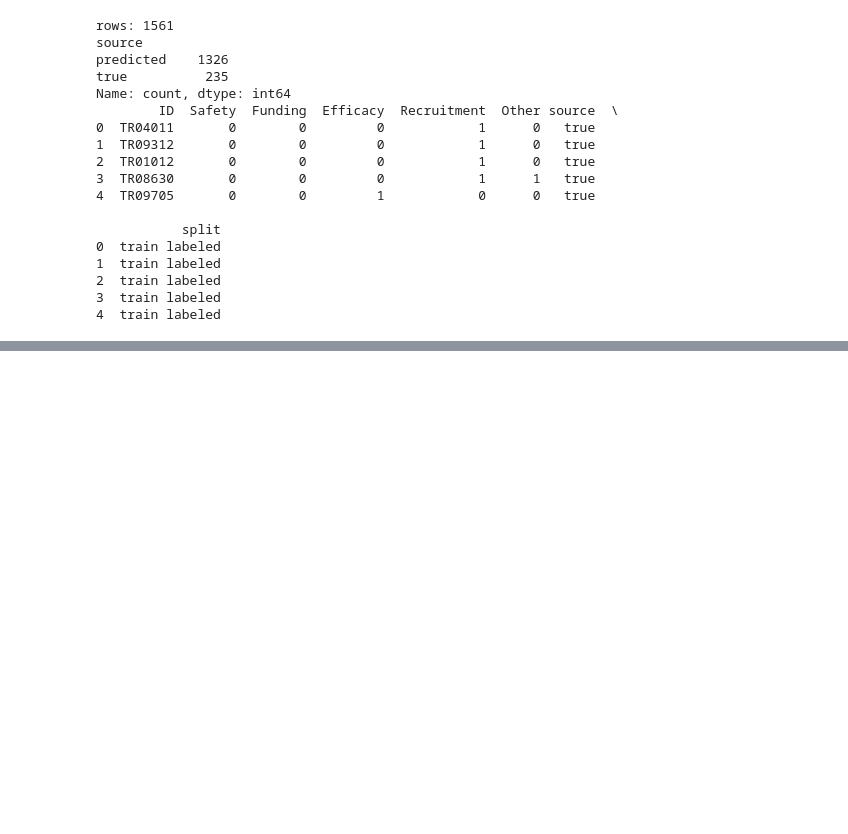
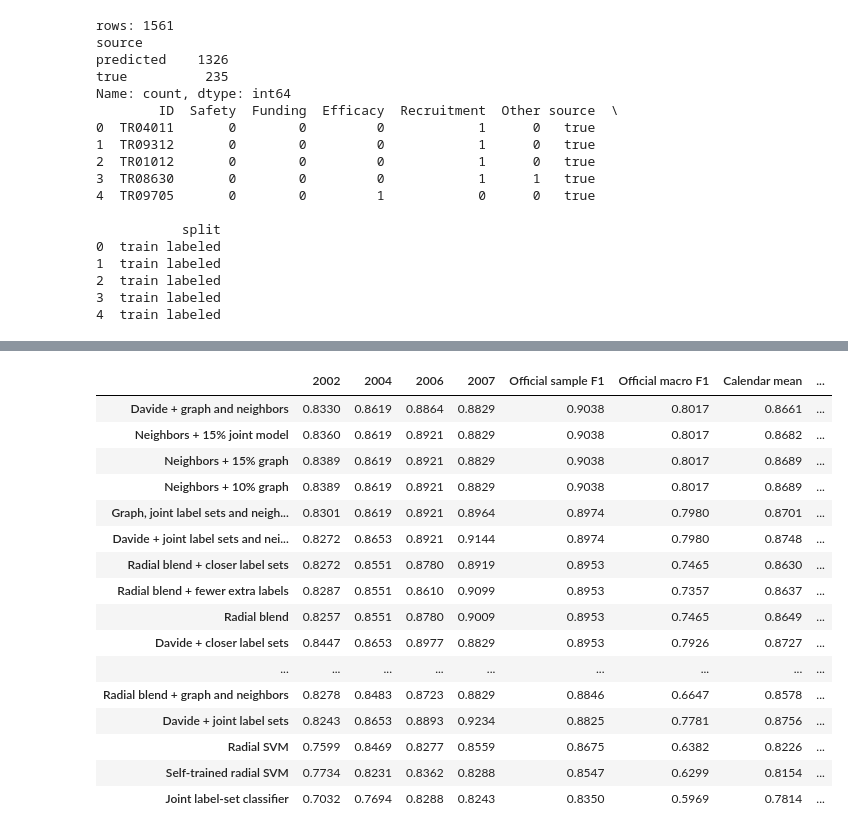
Before and after one commit to aakarsh-g7/CS5785-Midterm-Project, a Jupyter notebook: Part 1/part1.ipynb, the cells around one changed output, grey strips where cells are left out. Cells and saved outputs as stored; diff of their text form; code cells hidden in the pictures; blank space fills up the shorter version.

```diff
--- a/Part 1/part1.ipynb
+++ b/Part 1/part1.ipynb
@@ -1781,0 +1955,55 @@ Name: count, dtype: int64
+# %%
+official_preds = compare_reason_models(emb_year_lab, U_lab, Y_lab, emb_year_val, U_val)
+assert np.array_equal(official_preds["Davide"], best_f1_labels((val_probs_lr + val_probs_svm) / 2))
+official_scores = pd.DataFrame(
+    [evaluate(Y_val, prediction, name) for name, prediction in official_preds.items()]
+).set_index("model")
+
+# Known labels can enter either side of a calendar check, with no label reused within a split.
+known_years = np.concatenate([lab["start_year"].to_numpy(), val["start_year"].to_numpy()])
+date_scores = {}
+for cutoff in (2002, 2004, 2006, 2007):
+    fit = known_years <= cutoff
+    later = ~fit
+    predictions = compare_reason_models(X_real[fit], U_real[fit], Y_real[fit], X_real[later], U_real[later])
+    date_scores[cutoff] = {
+        name: f1_score(Y_real[later], prediction, average="samples", zero_division=0)
+        for name, prediction in predictions.items()
+    }
+
+# Group identical labeled embeddings together to check generalization to unfamiliar phrases.
+groups = np.unique(U_lab.round(10), axis=0, return_inverse=True)[1]
+grouped_predictions = {name: np.empty_like(Y_lab) for name in official_preds}
+for fit, held in GroupKFold(n_splits=4, shuffle=True, random_state=5785).split(U_lab, groups=groups):
+    predictions = compare_reason_models(emb_year_lab[fit], U_lab[fit], Y_lab[fit],
+                                       emb_year_lab[held], U_lab[held])
+    for name, prediction in predictions.items():
+        grouped_predictions[name][held] = prediction
+
+reason_scores = pd.DataFrame(date_scores)
+reason_scores["Official sample F1"] = official_scores["sample F1"]
+reason_scores["Official macro F1"] = official_scores["macro F1"]
+reason_scores["Calendar mean"] = reason_scores[[2002, 2004, 2006, 2007]].mean(axis=1)
+reason_scores["Unfamiliar phrases"] = pd.Series({
+    name: f1_score(Y_lab, prediction, average="samples", zero_division=0)
+    for name, prediction in grouped_predictions.items()
+})
+display(reason_scores.sort_values("Official sample F1", ascending=False).round(4))
+# %% [output]
+|  | 2002 | 2004 | 2006 | 2007 | Official sample F1 | Official macro F1 | Calendar mean | ... |
+| Davide + graph and neighbors | 0.8330 | 0.8619 | 0.8864 | 0.8829 | 0.9038 | 0.8017 | 0.8661 | ... |
+| Neighbors + 15% joint model | 0.8360 | 0.8619 | 0.8921 | 0.8829 | 0.9038 | 0.8017 | 0.8682 | ... |
+| Neighbors + 15% graph | 0.8389 | 0.8619 | 0.8921 | 0.8829 | 0.9038 | 0.8017 | 0.8689 | ... |
+| Neighbors + 10% graph | 0.8389 | 0.8619 | 0.8921 | 0.8829 | 0.9038 | 0.8017 | 0.8689 | ... |
+| Graph, joint label sets and neigh... | 0.8301 | 0.8619 | 0.8921 | 0.8964 | 0.8974 | 0.7980 | 0.8701 | ... |
+| Davide + joint label sets and nei... | 0.8272 | 0.8653 | 0.8921 | 0.9144 | 0.8974 | 0.7980 | 0.8748 | ... |
+| Radial blend + closer label sets | 0.8272 | 0.8551 | 0.8780 | 0.8919 | 0.8953 | 0.7465 | 0.8630 | ... |
+| Radial blend + fewer extra labels | 0.8287 | 0.8551 | 0.8610 | 0.9099 | 0.8953 | 0.7357 | 0.8637 | ... |
+| Radial blend | 0.8257 | 0.8551 | 0.8780 | 0.9009 | 0.8953 | 0.7465 | 0.8649 | ... |
+| Davide + closer label sets | 0.8447 | 0.8653 | 0.8977 | 0.8829 | 0.8953 | 0.7926 | 0.8727 | ... |
+| ... | ... | ... | ... | ... | ... | ... | ... | ... |
+| Radial blend + graph and neighbors | 0.8278 | 0.8483 | 0.8723 | 0.8829 | 0.8846 | 0.6647 | 0.8578 | ... |
+| Davide + joint label sets | 0.8243 | 0.8653 | 0.8893 | 0.9234 | 0.8825 | 0.7781 | 0.8756 | ... |
+| Radial SVM | 0.7599 | 0.8469 | 0.8277 | 0.8559 | 0.8675 | 0.6382 | 0.8226 | ... |
+| Self-trained radial SVM | 0.7734 | 0.8231 | 0.8362 | 0.8288 | 0.8547 | 0.6299 | 0.8154 | ... |
+| Joint label-set classifier | 0.7032 | 0.7694 | 0.8288 | 0.8243 | 0.8350 | 0.5969 | 0.7814 | ... |
```
Also changed, not shown: parts of 6 cells of this notebook, 15 other files.
